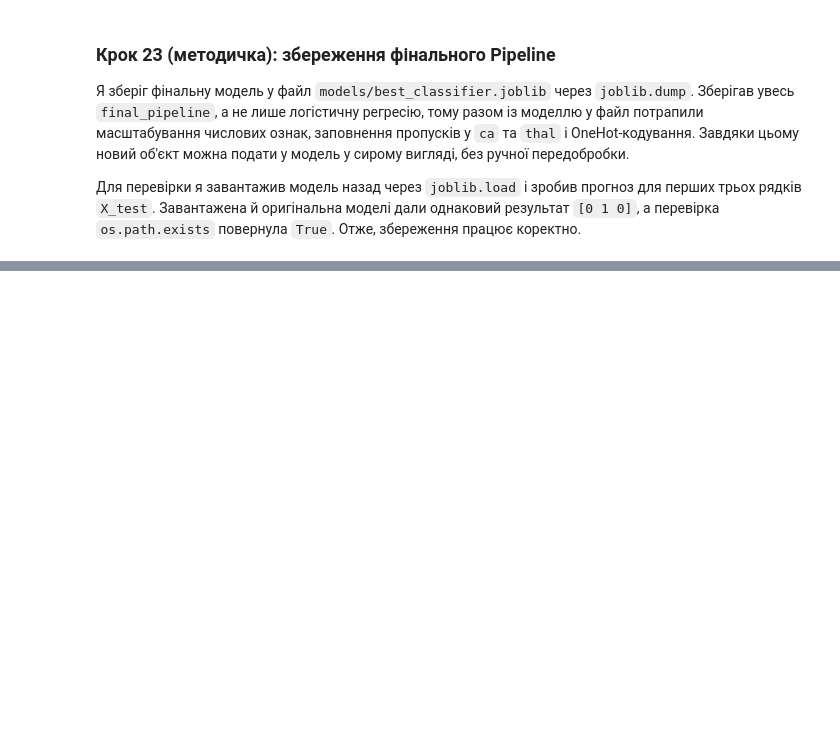
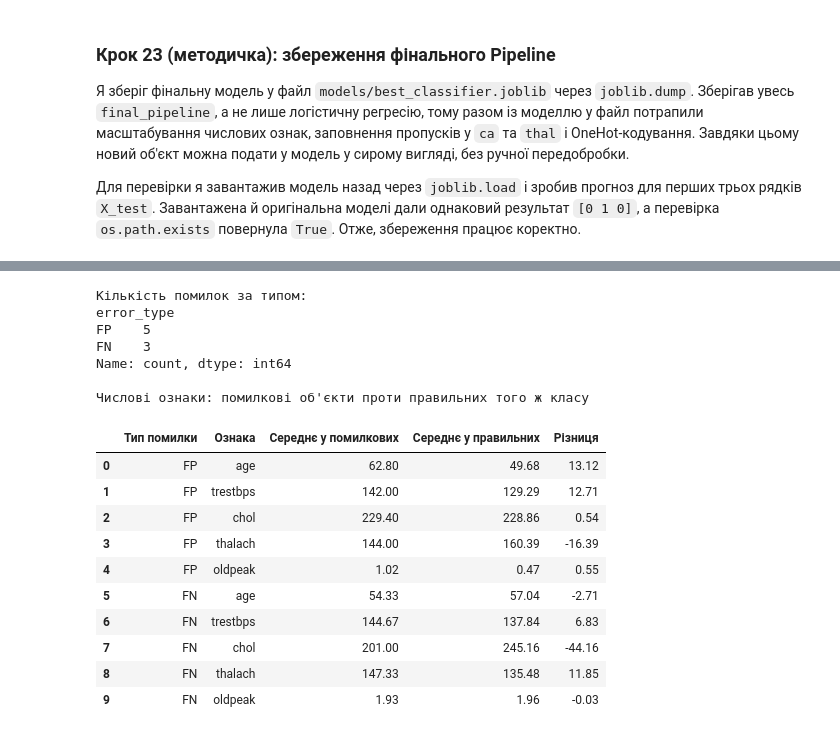
Before and after one commit to Anton-maxi/pattern-recognition-practice, a Jupyter notebook: classification-mini-project/notebooks/PR04_Zboryk_Anton.ipynb, the cells around one changed output, grey strips where cells are left out. Saved outputs shown, nothing was run; the diff lists cells and outputs as text; code cells hidden in the pictures; blank space fills up the shorter version.

```diff
--- a/classification-mini-project/notebooks/PR04_Zboryk_Anton.ipynb
+++ b/classification-mini-project/notebooks/PR04_Zboryk_Anton.ipynb
@@ -1673,0 +1724,55 @@ print("Прогноз оригінальної моделі:", original_predicti
+# %%
+# Додаткове ПР7, завдання 2 (частина 1): числові ознаки помилкових об'єктів проти правильних
+# Спираємось на test_results_final і mistakes_final з кроку 22
+
+# Тип помилки: істинний клас 0 і прогноз 1 це FP, істинний клас 1 і прогноз 0 це FN
+mistakes_typed = mistakes_final.assign(error_type=mistakes_final["actual"].map({0: "FP", 1: "FN"}))
+
+# Правильно класифіковані об'єкти test
+correct_final = test_results_final[test_results_final["correct"]]
+
+res_numeric_errors = []
+
+for error_type, actual_class in [("FP", 0), ("FN", 1)]:
+    # Помилки цього типу і правильні об'єкти ТОГО Ж істинного класу
+    group_errors = mistakes_typed[mistakes_typed["error_type"] == error_type]
+    group_correct = correct_final[correct_final["actual"] == actual_class]
+
+    for col in numeric_columns:
+        mean_errors = group_errors[col].mean()
+        mean_correct = group_correct[col].mean()
+        res_numeric_errors.append({
+            "Тип помилки": error_type,
+            "Ознака": col,
+            "Середнє у помилкових": mean_errors,
+            "Середнє у правильних": mean_correct,
+            "Різниця": mean_errors - mean_correct
+        })
+
+df_numeric_errors = pd.DataFrame(res_numeric_errors)
+
+print("Кількість помилок за типом:")
+print(mistakes_typed["error_type"].value_counts())
+
+print()
+print("Числові ознаки: помилкові об'єкти проти правильних того ж класу")
+display(df_numeric_errors.round(2))
+# %% [output]
+Кількість помилок за типом:
+error_type
+FP    5
+FN    3
+Name: count, dtype: int64
+
+Числові ознаки: помилкові об'єкти проти правильних того ж класу
+|  | Тип помилки | Ознака | Середнє у помилкових | Середнє у правильних | Різниця |
+| 0 | FP | age | 62.80 | 49.68 | 13.12 |
+| 1 | FP | trestbps | 142.00 | 129.29 | 12.71 |
+| 2 | FP | chol | 229.40 | 228.86 | 0.54 |
+| 3 | FP | thalach | 144.00 | 160.39 | -16.39 |
+| 4 | FP | oldpeak | 1.02 | 0.47 | 0.55 |
+| 5 | FN | age | 54.33 | 57.04 | -2.71 |
+| 6 | FN | trestbps | 144.67 | 137.84 | 6.83 |
+| 7 | FN | chol | 201.00 | 245.16 | -44.16 |
+| 8 | FN | thalach | 147.33 | 135.48 | 11.85 |
+| 9 | FN | oldpeak | 1.93 | 1.96 | -0.03 |
```
Also changed, not shown: parts of 12 cells of this notebook.
